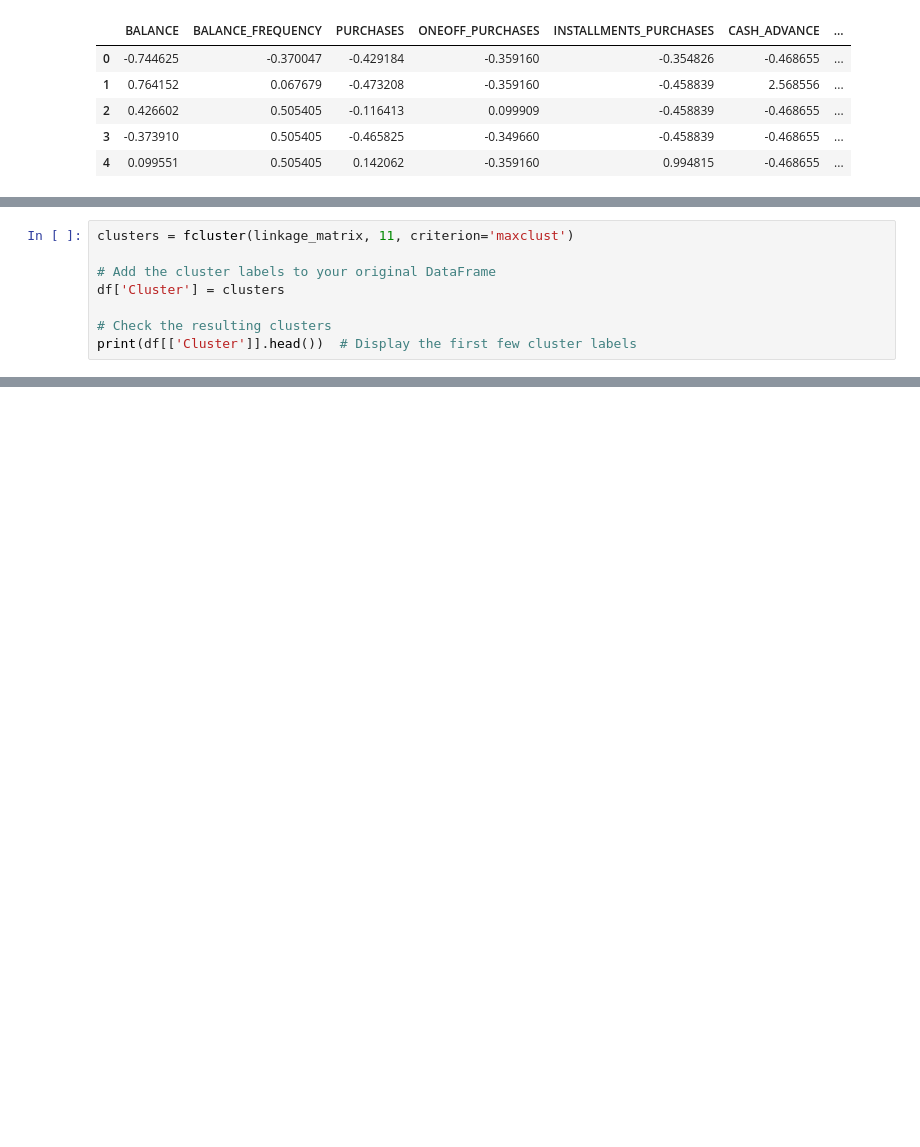
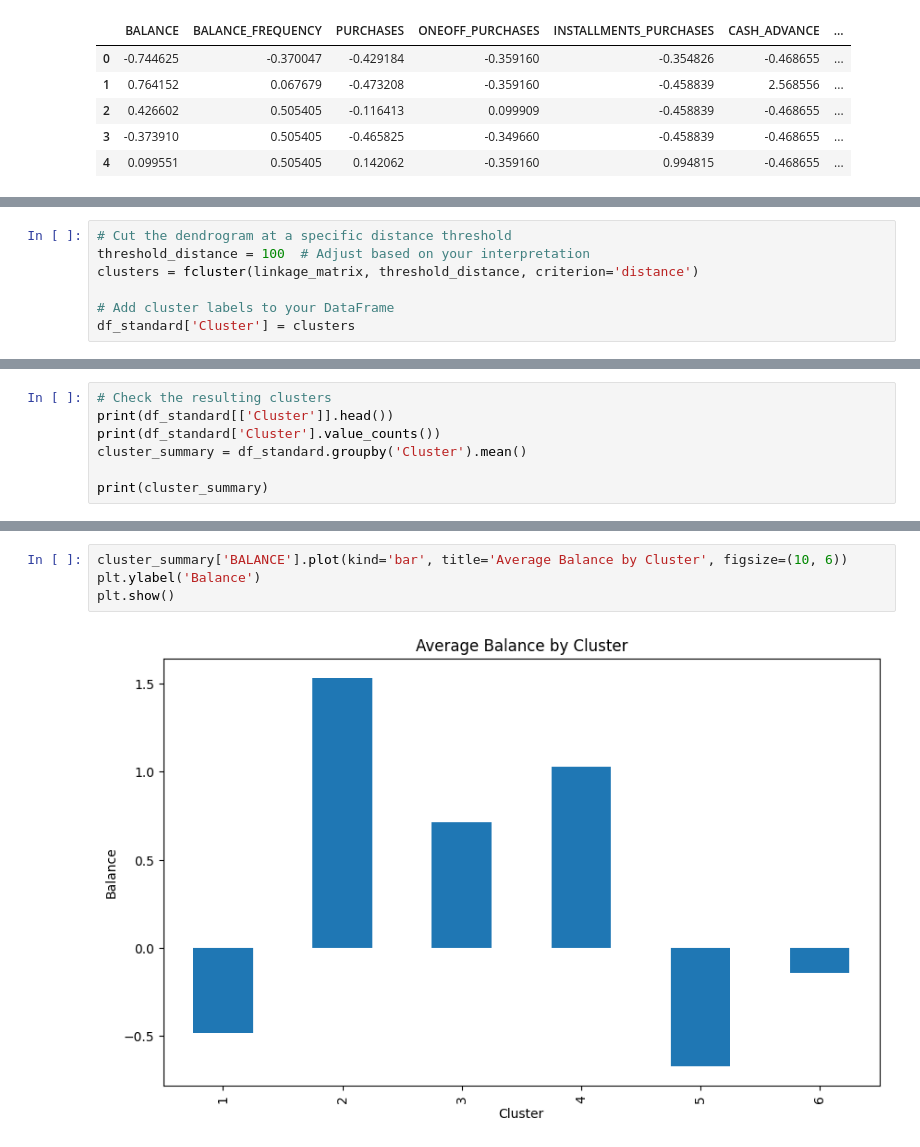
Before and after one commit to MikaParssinen/Applied-Machine-Learning, a Jupyter notebook: INL2/Visual.ipynb, the cells around one changed output, grey strips where cells are left out. Cells and saved outputs as stored; diff of their text form; blank space fills up the shorter version.

```diff
--- a/INL2/Visual.ipynb
+++ b/INL2/Visual.ipynb
@@ -38,10 +38,9 @@ plt.show()
 # %% [output]
 [figure]
 # %%
-clusters = fcluster(linkage_matrix, 11, criterion='maxclust')
+# Cut the dendrogram at a specific distance threshold
+threshold_distance = 100  # Adjust based on your interpretation
+clusters = fcluster(linkage_matrix, threshold_distance, criterion='distance')
 
-# Add the cluster labels to your original DataFrame
-df['Cluster'] = clusters
-
-# Check the resulting clusters
-print(df[['Cluster']].head())  # Display the first few cluster labels
+# Add cluster labels to your DataFrame
+df_standard['Cluster'] = clusters
@@ -72,0 +47,7 @@ plt.show()
+# %%
+# Check the resulting clusters
+print(df_standard[['Cluster']].head())
+print(df_standard['Cluster'].value_counts())
+cluster_summary = df_standard.groupby('Cluster').mean()
+
+print(cluster_summary)
@@ -72,0 +72,6 @@ plt.show()
+# %%
+cluster_summary['BALANCE'].plot(kind='bar', title='Average Balance by Cluster', figsize=(10, 6))
+plt.ylabel('Balance')
+plt.show()
+# %% [output]
+[figure, added]
```
Also changed, not shown: parts of 6 cells of this notebook.
